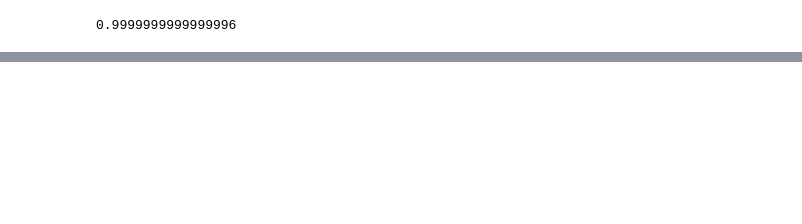
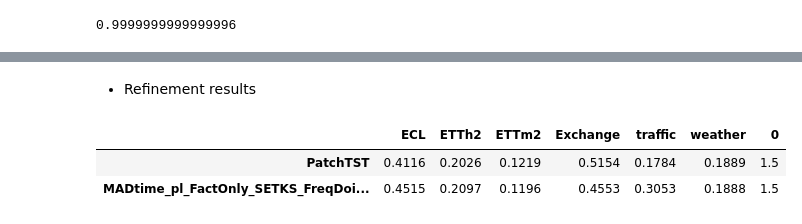
Before and after one commit to WillWang1113/Moving-Average-Diffusion, a Jupyter notebook: notebooks/benchdata_preprocess.ipynb, the cells around one changed output, grey strips where cells are left out. Saved outputs shown, nothing was run; the diff lists cells and outputs as text; code cells hidden in the pictures; blank space fills up the shorter version.

```diff
--- a/notebooks/benchdata_preprocess.ipynb
+++ b/notebooks/benchdata_preprocess.ipynb
@@ -443,3 +444,45 @@ best\_MADtime\_pl\_FactOnly\_FreqDoi &  0.3329 &  0.2000 &  0.1233 &    0.3569 &
+# %% [markdown]
+* Refinement results
+# %%
+import pandas as pd
+
+bs = 256
+
+model_name = f"MADtime_pl_FactOnly_SETKS_FreqDoi_CFG_puncond0.2_bs{bs}_refine"
+
+new_df = pd.read_csv(f"../assets/{model_name}.csv")
+# new_df = pd.read_csv('../assets/MADtime_pl_doublenorm_FreqDenoise.csv')[['MSE']]
+# print(new_df)
+new_df = new_df.rename(columns={"MSE": model_name})
+new_df = new_df.drop(columns=["CRPS", "method"])
+df = pd.read_csv("../assets/results_MSE.csv", delimiter="\t")
+# print(df)
+
+df = pd.merge(df, new_df)
+
+# df = pd.concat([df, new_df], axis=1)
+df = df.groupby("dataset").mean()
+# # df
+# df = df[['Dlinear', 'PatchTST', 'CSDI','D3VAE', 'SSSD', 'TMDM', 'mr-diff','MADtime_freqdenoise_bs128']]
+df = df[
+    [
+        "PatchTST",
+        model_name,
+    ]
+]
+# df = df[['Dlinear', 'PatchTST', 'CSDI', 'SSSD', 'D3VAE','TMDM', 'mr-diff','MADfreq_pl_doublenorm_dp0.3','MADtime_freqdenoise']]
+df = df.T
+# df = df.drop(columns=['MFRED']).round(4)
+# df = df.drop(columns=["MFRED", "ETTh1", "ETTm1"]).round(4)
+df = df.round(4)
+df = pd.concat([df, df.rank().mean(axis=1).round(2)], axis=1)
+df
+
+# print(df.to_latex())
+# %% [output]
+|  | ECL | ETTh2 | ETTm2 | Exchange | traffic | weather | 0 |
+| PatchTST | 0.4116 | 0.2026 | 0.1219 | 0.5154 | 0.1784 | 0.1889 | 1.5 |
+| MADtime_pl_FactOnly_SETKS_FreqDoi... | 0.4515 | 0.2097 | 0.1196 | 0.4553 | 0.3053 | 0.1888 | 1.5 |
 # %%
 import pandas as pd
 
```
Also changed, not shown: parts of 3 cells of this notebook, 16 other files.
